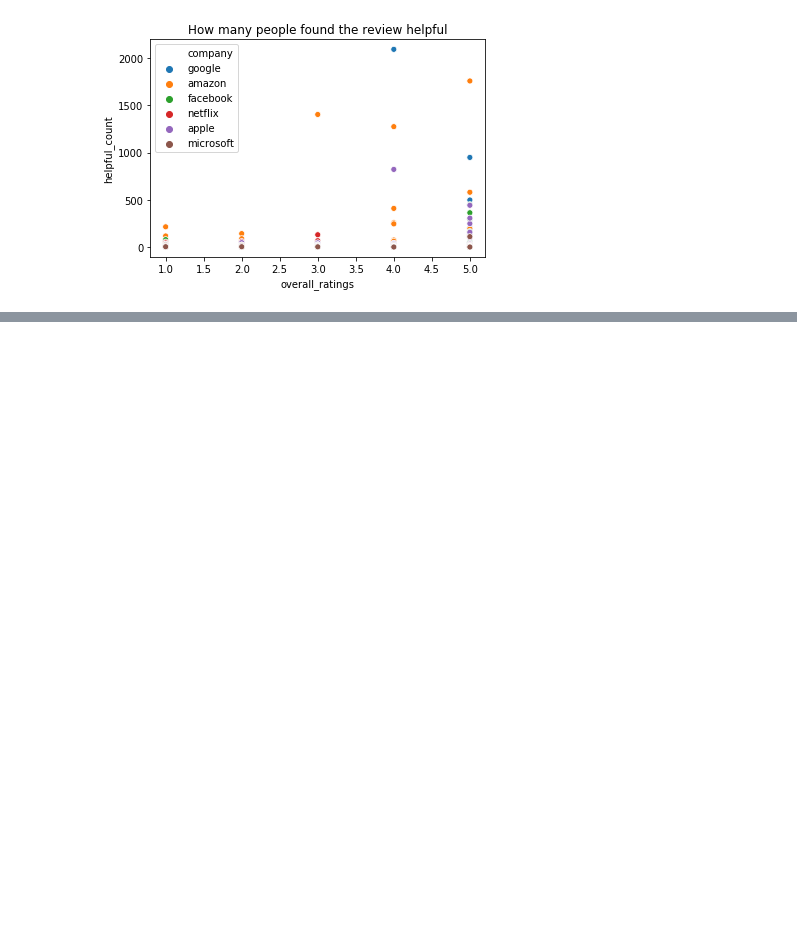
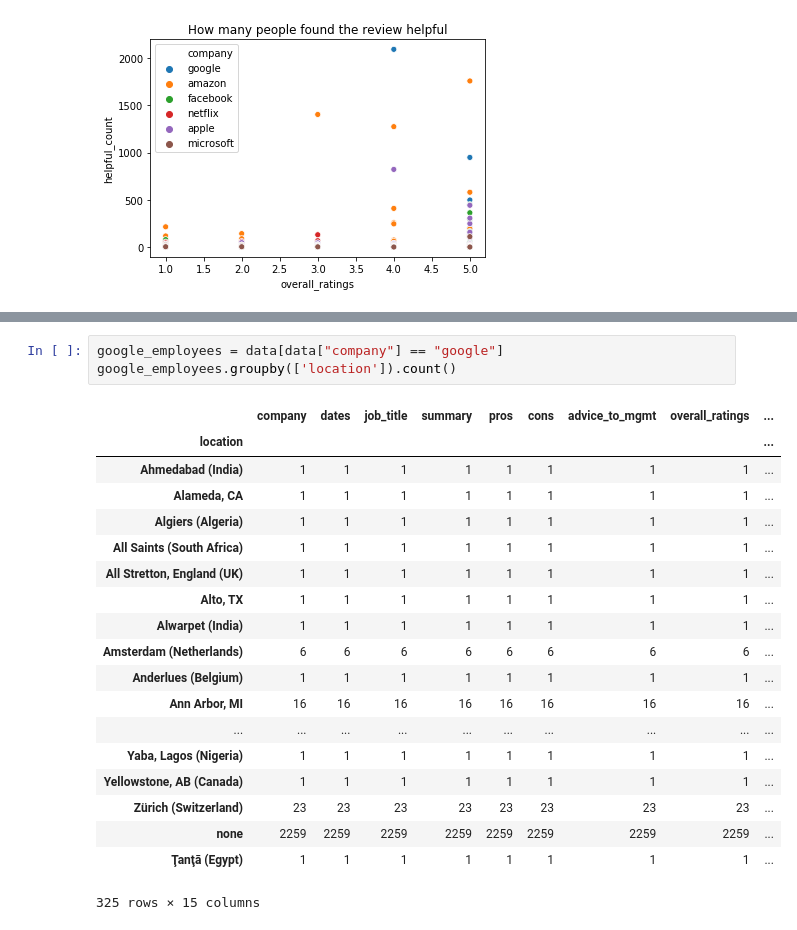
Before and after one commit to MelissieP/big-corporations-employee-reviews, a Jupyter notebook: scripts/EDA.ipynb, the cells around one changed output, grey strips where cells are left out. Saved outputs shown, nothing was run; the diff lists cells and outputs as text; blank space fills up the shorter version.

```diff
--- a/scripts/EDA.ipynb
+++ b/scripts/EDA.ipynb
@@ -162,0 +181,23 @@ Ex employees vs current. How high up etc
+# %%
+google_employees = data[data["company"] == "google"]
+google_employees.groupby(['location']).count()
+# %% [output]
+|  | company | dates | job_title | summary | pros | cons | advice_to_mgmt | overall_ratings | ... |
+| location |  |  |  |  |  |  |  |  | ... |
+| Ahmedabad (India) | 1 | 1 | 1 | 1 | 1 | 1 | 1 | 1 | ... |
+| Alameda, CA | 1 | 1 | 1 | 1 | 1 | 1 | 1 | 1 | ... |
+| Algiers (Algeria) | 1 | 1 | 1 | 1 | 1 | 1 | 1 | 1 | ... |
+| All Saints (South Africa) | 1 | 1 | 1 | 1 | 1 | 1 | 1 | 1 | ... |
+| All Stretton, England (UK) | 1 | 1 | 1 | 1 | 1 | 1 | 1 | 1 | ... |
+| Alto, TX | 1 | 1 | 1 | 1 | 1 | 1 | 1 | 1 | ... |
+| Alwarpet (India) | 1 | 1 | 1 | 1 | 1 | 1 | 1 | 1 | ... |
+| Amsterdam (Netherlands) | 6 | 6 | 6 | 6 | 6 | 6 | 6 | 6 | ... |
+| Anderlues (Belgium) | 1 | 1 | 1 | 1 | 1 | 1 | 1 | 1 | ... |
+| Ann Arbor, MI | 16 | 16 | 16 | 16 | 16 | 16 | 16 | 16 | ... |
+| ... | ... | ... | ... | ... | ... | ... | ... | ... | ... |
+| Yaba, Lagos (Nigeria) | 1 | 1 | 1 | 1 | 1 | 1 | 1 | 1 | ... |
+| Yellowstone, AB (Canada) | 1 | 1 | 1 | 1 | 1 | 1 | 1 | 1 | ... |
+| Zürich (Switzerland) | 23 | 23 | 23 | 23 | 23 | 23 | 23 | 23 | ... |
+| none | 2259 | 2259 | 2259 | 2259 | 2259 | 2259 | 2259 | 2259 | ... |
+| Ţanţā (Egypt) | 1 | 1 | 1 | 1 | 1 | 1 | 1 | 1 | ... |
+325 rows × 15 columns
```
Also changed, not shown: parts of 9 cells of this notebook.
